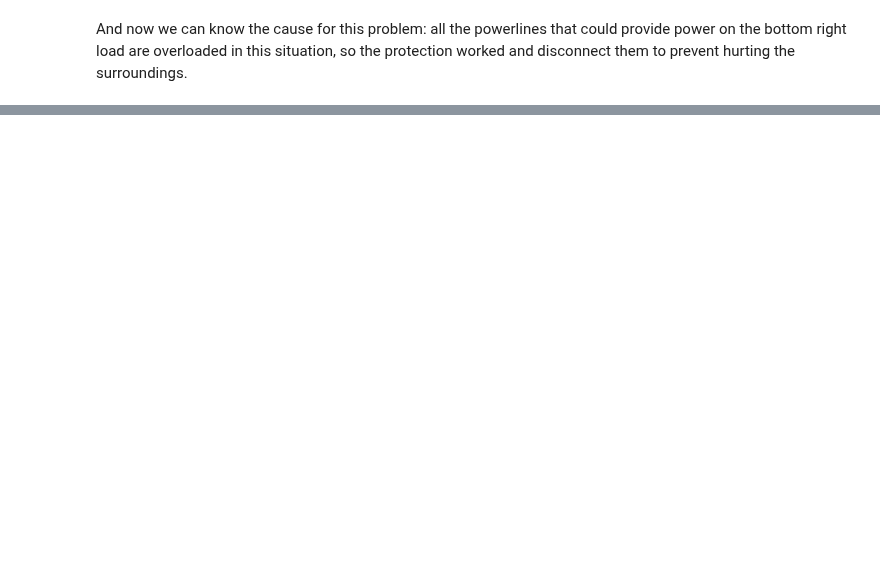
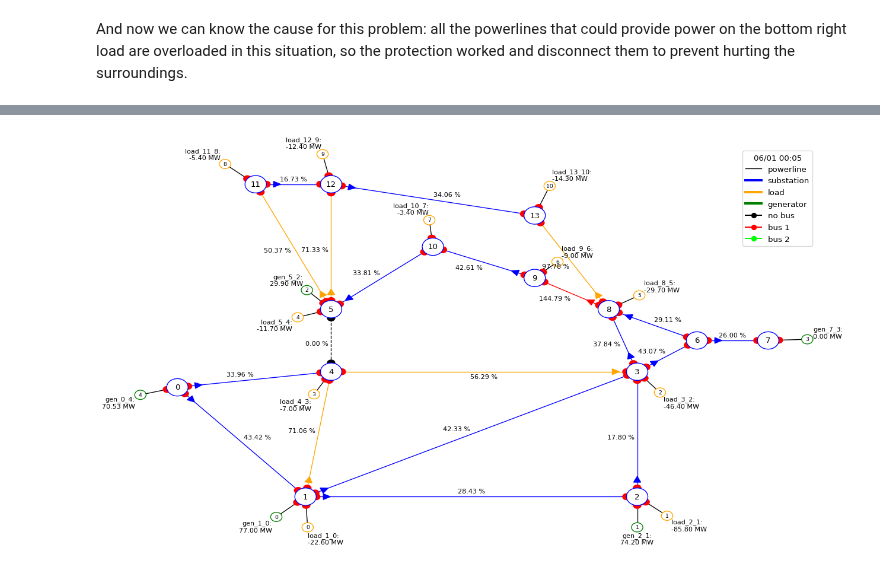
Before and after one commit to Grid2op/grid2op, a Jupyter notebook: getting_started/0_SmallExample.ipynb, the cells around one changed output, grey strips where cells are left out. Cells and saved outputs as stored; diff of their text form; code cells hidden in the pictures; blank space fills up the shorter version.

```diff
--- a/getting_started/0_SmallExample.ipynb
+++ b/getting_started/0_SmallExample.ipynb
@@ -101,0 +126,6 @@ And now we can know the cause for this problem: all the powerlines that could pr
+# %%
+act = env_14.action_space.disconnect_powerline(line_name='4_5_17')
+obs_after, reward, done, info = env_14.step(act)
+_ = plot_helper_14.plot_obs(obs_after)
+# %% [output]
+[figure, added]
```
Also changed, not shown: parts of 13 cells of this notebook, 4 other files.
